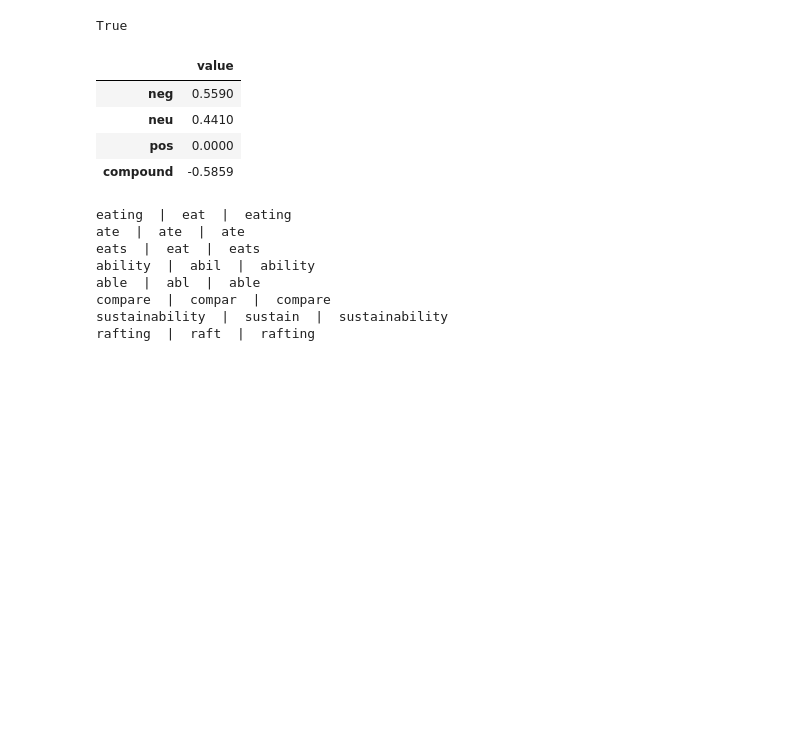
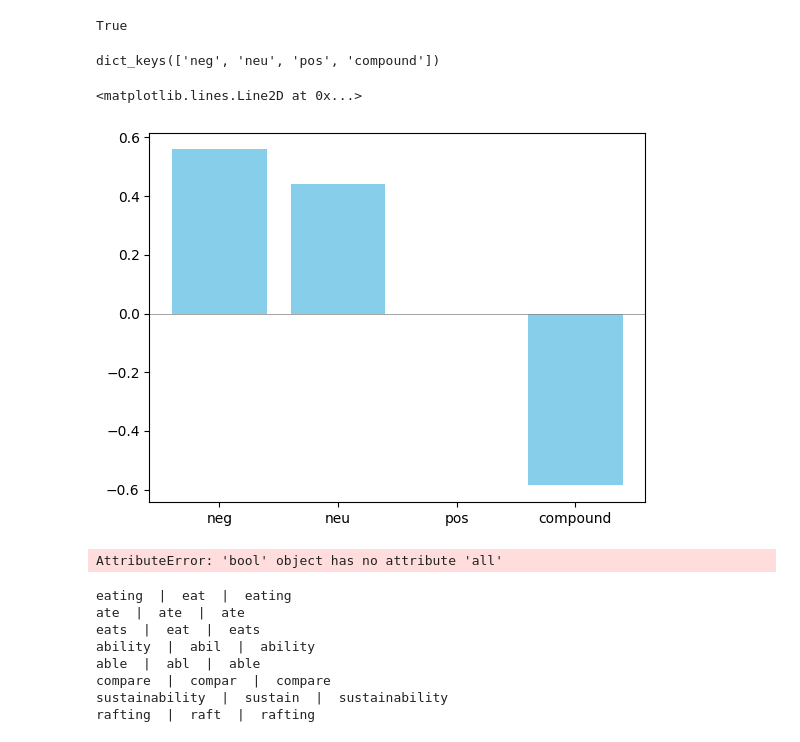
Before and after one commit to ChibuikeOnuba/NLP, a Jupyter notebook: toolkit.ipynb, the cells around one changed output. Saved outputs shown, nothing was run; the diff lists cells and outputs as text; code cells hidden in the pictures; blank space fills up the shorter version.

```diff
--- a/toolkit.ipynb
+++ b/toolkit.ipynb
@@ -94,13 +94,32 @@ sa = SentimentAnalyzer()
 sia = SentimentIntensityAnalyzer()
 
 intensity = sia.polarity_scores('LIONS ARE CRUEL ANIMALS')
-pd.DataFrame(intensity, index=['value']).T
+df  = pd.DataFrame(intensity, index=['value']).T
-# %% [output]
-|  | value |
-| neg | 0.5590 |
-| neu | 0.4410 |
-| pos | 0.0000 |
-| compound | -0.5859 |
+# %%
+intensity.keys()
+# %% [output]
+dict_keys(['neg', 'neu', 'pos', 'compound'])
+# %%
+import seaborn as sns
+import matplotlib.pyplot as plt
+
+
+keys = list(intensity.keys())
+values = list(intensity.values())
+
+
+
+# Plotting the bar chart
+plt.bar(keys, values, color='skyblue')
+
+plt.axhline(0, color='gray', linewidth=0.5)
+# %% [output]
+<matplotlib.lines.Line2D at 0x...>
+[figure, added]
+# %%
+sns.barplot(x=intensity.keys(), y=intensity.values())
+# %% [output]
+AttributeError: 'bool' object has no attribute 'all'
 # %%
 import spacy
 # %%
```
Also changed, not shown: parts of 3 cells of this notebook.
